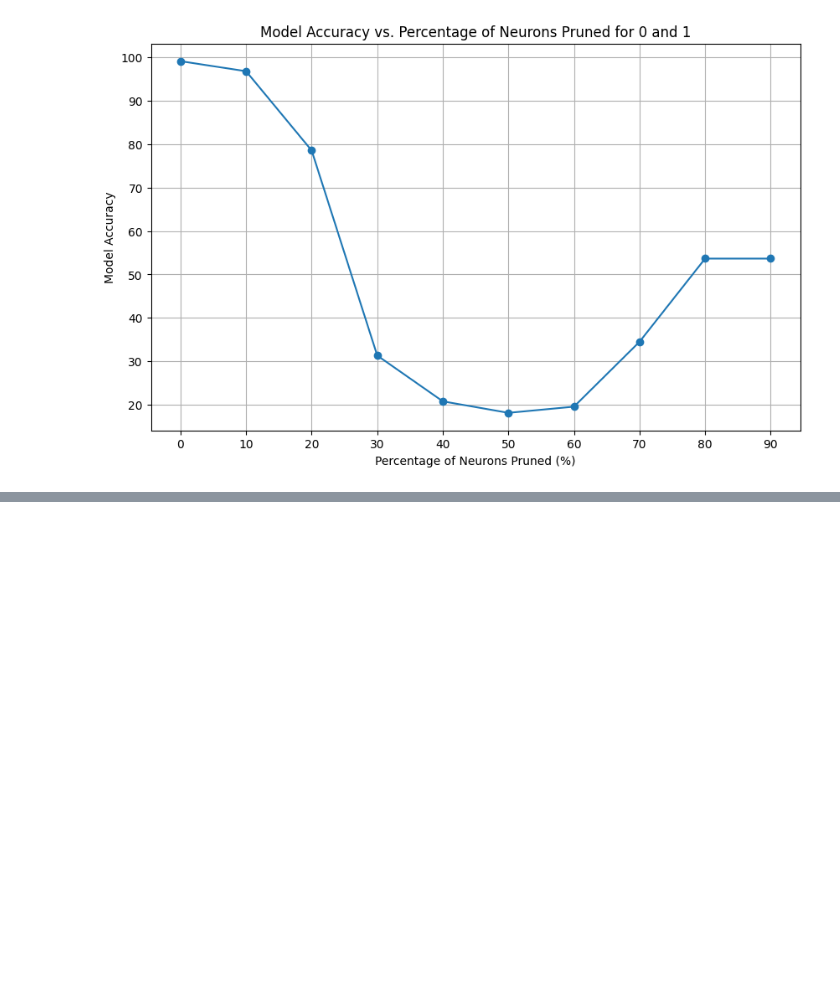
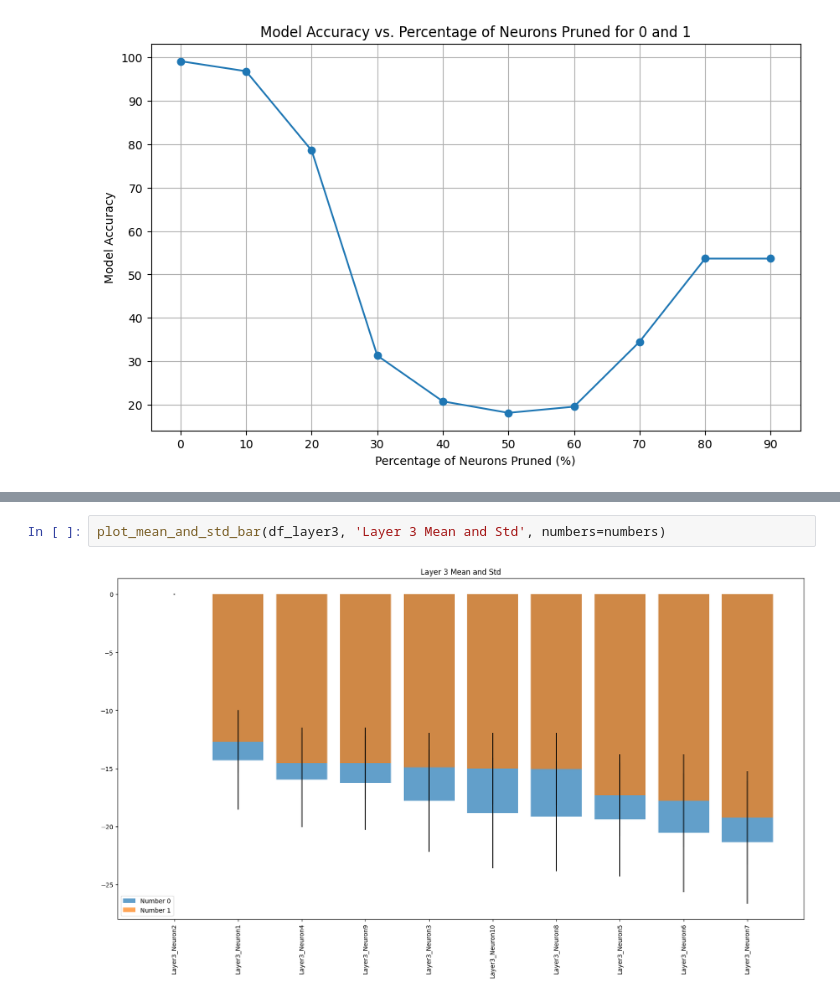
Before and after one commit to miguel-kjh/ExAI, a Jupyter notebook: mnist.ipynb, the cells around one changed output, grey strips where cells are left out. Saved outputs shown, nothing was run; the diff lists cells and outputs as text; blank space fills up the shorter version.

```diff
--- a/mnist.ipynb
+++ b/mnist.ipynb
@@ -834,0 +1128,4 @@ plt.show()
+# %%
+plot_mean_and_std_bar(df_layer3, 'Layer 3 Mean and Std', numbers=numbers)
+# %% [output]
+[figure, added]
```
Also changed, not shown: parts of 25 cells of this notebook.
